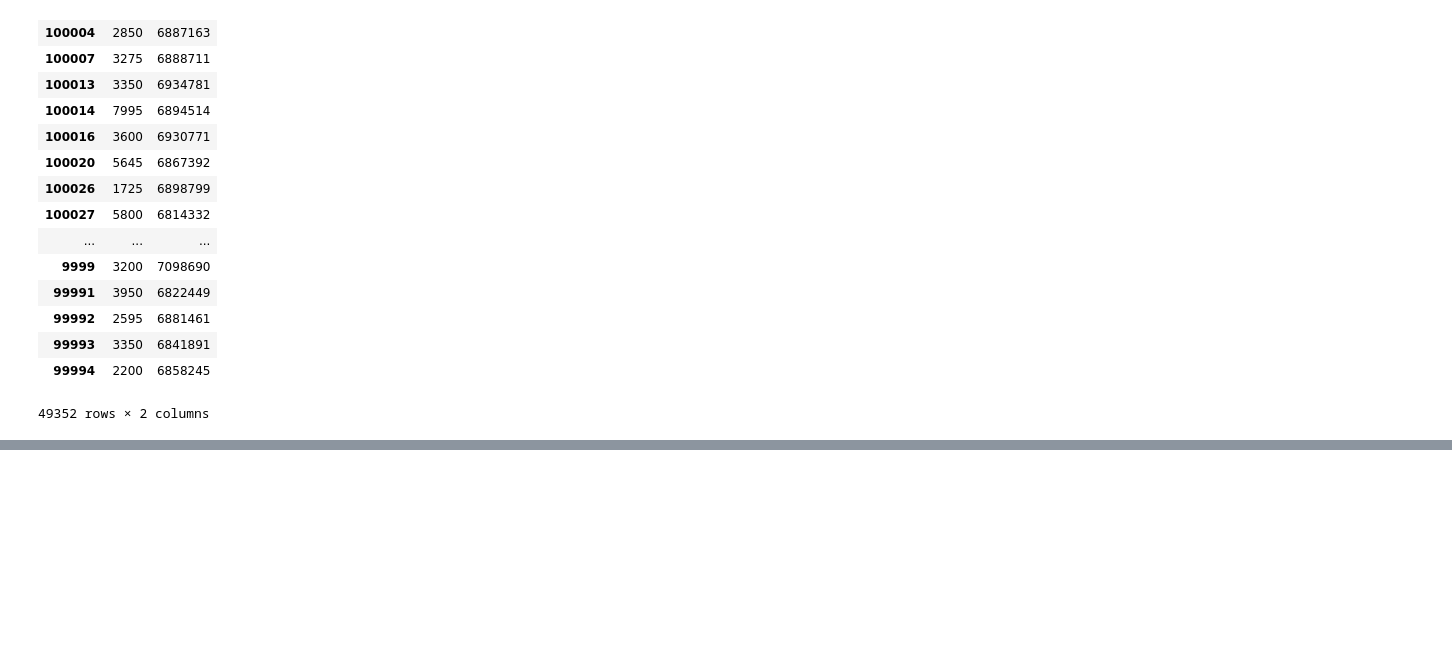
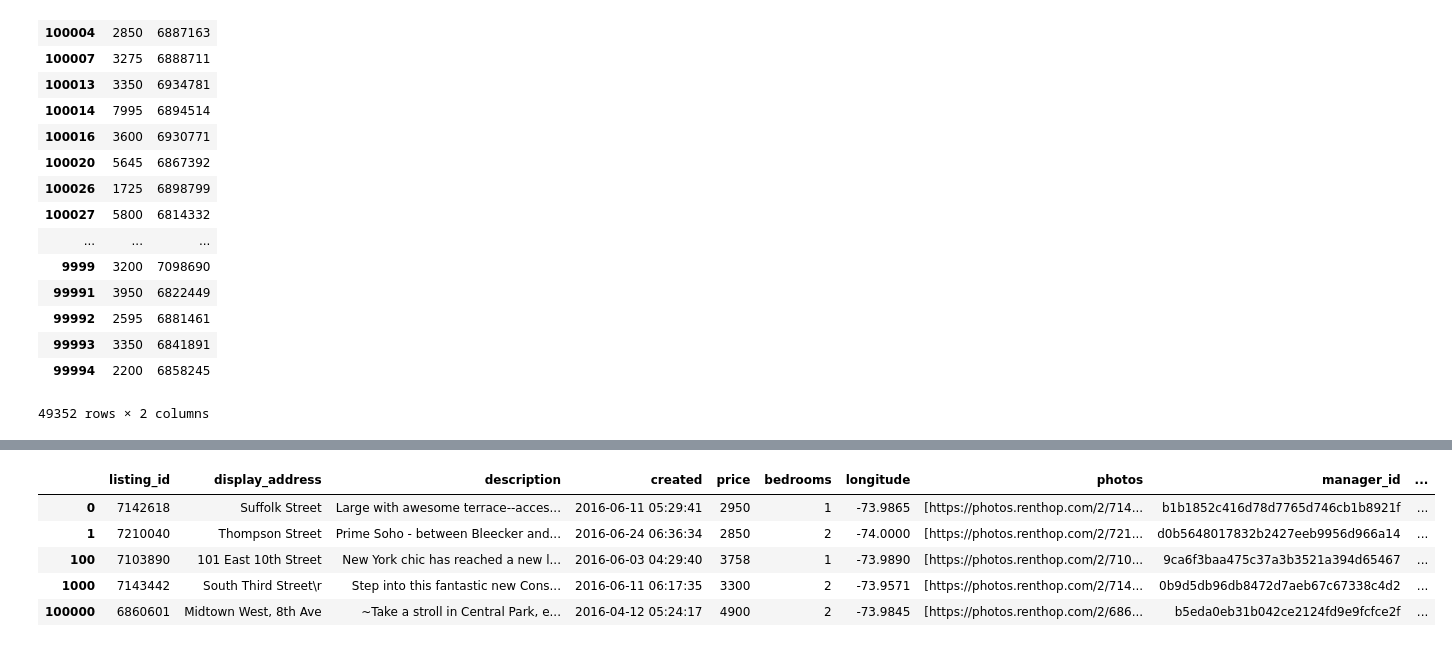
Before and after one commit to pearlmiumiu/kaggle_two_sigma_rental, a Jupyter notebook: two_sigma_rental_listing_analysis.ipynb, the cells around one changed output, grey strips where cells are left out. Cells and saved outputs as stored; diff of their text form; code cells hidden in the pictures; blank space fills up the shorter version.

```diff
--- a/two_sigma_rental_listing_analysis.ipynb
+++ b/two_sigma_rental_listing_analysis.ipynb
@@ -77,0 +298,5 @@ pd.concat([p, L], axis=1)
+# %%
+import json
+
+with open('test.json') as json_data:
+    test_json = json.load(json_data)
@@ -77,0 +403,9 @@ pd.concat([p, L], axis=1)
+# %%
+test_df.head(5)
+# %% [output]
+|  | listing_id | display_address | description | created | price | bedrooms | longitude | photos | manager_id | ... |
+| 0 | 7142618 | Suffolk Street | Large with awesome terrace--acces... | 2016-06-11 05:29:41 | 2950 | 1 | -73.9865 | [https://photos.renthop.com/2/714... | b1b1852c416d78d7765d746cb1b8921f | ... |
+| 1 | 7210040 | Thompson Street | Prime Soho - between Bleecker and... | 2016-06-24 06:36:34 | 2850 | 2 | -74.0000 | [https://photos.renthop.com/2/721... | d0b5648017832b2427eeb9956d966a14 | ... |
+| 100 | 7103890 | 101 East 10th Street | New York chic has reached a new l... | 2016-06-03 04:29:40 | 3758 | 1 | -73.9890 | [https://photos.renthop.com/2/710... | 9ca6f3baa475c37a3b3521a394d65467 | ... |
+| 1000 | 7143442 | South Third Street\r | Step into this fantastic new Cons... | 2016-06-11 06:17:35 | 3300 | 2 | -73.9571 | [https://photos.renthop.com/2/714... | 0b9d5db96db8472d7aeb67c67338c4d2 | ... |
+| 100000 | 6860601 | Midtown West, 8th Ave | ~Take a stroll in Central Park, e... | 2016-04-12 05:24:17 | 4900 | 2 | -73.9845 | [https://photos.renthop.com/2/686... | b5eda0eb31b042ce2124fd9e9fcfce2f | ... |
```
Also changed, not shown: parts of 30 cells of this notebook, 1 other file.
